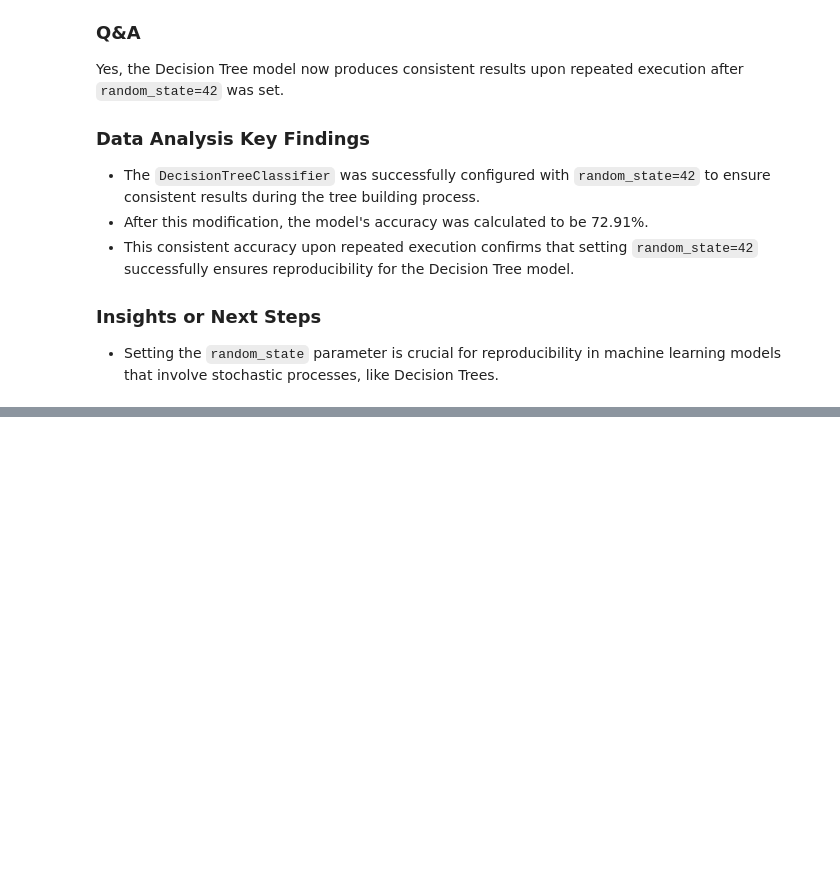
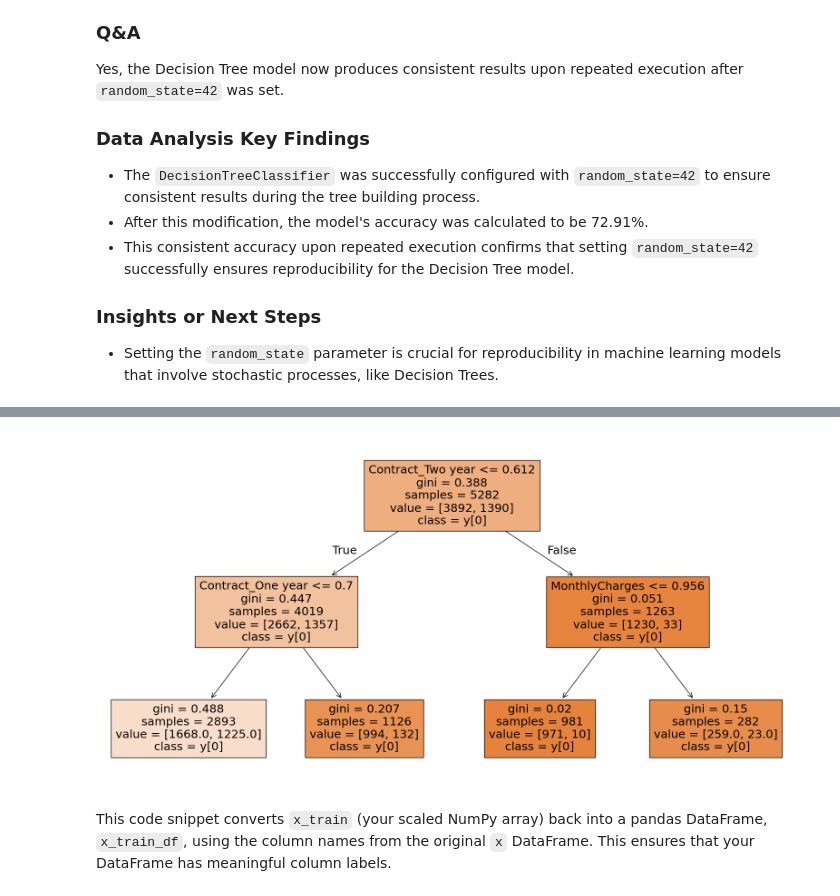
Before and after one commit to Ritesh-panda/datascience-learnings, a Jupyter notebook: DT_classifier.ipynb, the cells around one changed output, grey strips where cells are left out. Drawn from its saved outputs; the diff is of its cells as text; code cells hidden in the pictures; blank space fills up the shorter version.

```diff
--- a/DT_classifier.ipynb
+++ b/DT_classifier.ipynb
@@ -177,6 +177,6 @@ I need to modify the existing `DecisionTreeClassifier` instantiation to include
 # %%
 from sklearn.tree import DecisionTreeClassifier
 from sklearn.metrics import accuracy_score,classification_report,confusion_matrix
-model_DT=DecisionTreeClassifier(random_state=42)
+model_DT=DecisionTreeClassifier(random_state=42, max_depth=2)
 model_DT.fit(x_train,y_train)
 # %% [output]
@@ -216,0 +219,12 @@ Yes, the Decision Tree model now produces consistent results upon repeated execu
+# %%
+import pandas as pd
+
+# Assuming x_train is your numpy array after scaling
+# If you want to convert x_train back to a DataFrame with original column names:
+x_train_df = pd.DataFrame(x_train, columns=x.columns)
+
+# Display the first few rows of the new DataFrame
+display(x_train_df.head())
+
+# Check the type to confirm it's a DataFrame
+print(f"Type of x_train_df: {type(x_train_df)}")
@@ -216,0 +240,9 @@ Yes, the Decision Tree model now produces consistent results upon repeated execu
+# %%
+from sklearn.tree import plot_tree
+plt.figure(figsize=(20,10))
+plot_tree(model_DT, filled=True, feature_names=x_train_df.columns, class_names=True)
+plt.show()
+# %% [output]
+[figure, added]
+# %% [markdown]
+This code snippet converts `x_train` (your scaled NumPy array) back into a pandas DataFrame, `x_train_df`, using the column names from the original `x` DataFrame. This ensures that your DataFrame has meaningful column labels.
```
Also changed, not shown: parts of 8 cells of this notebook.
